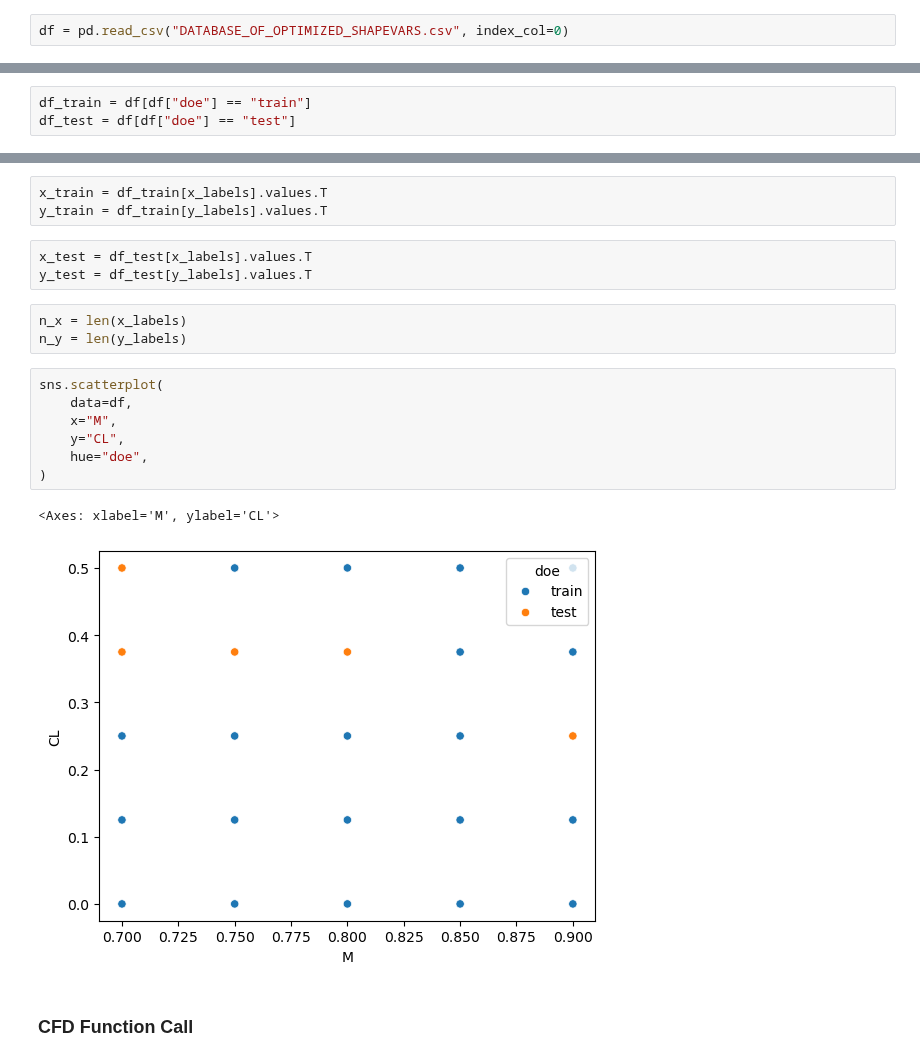
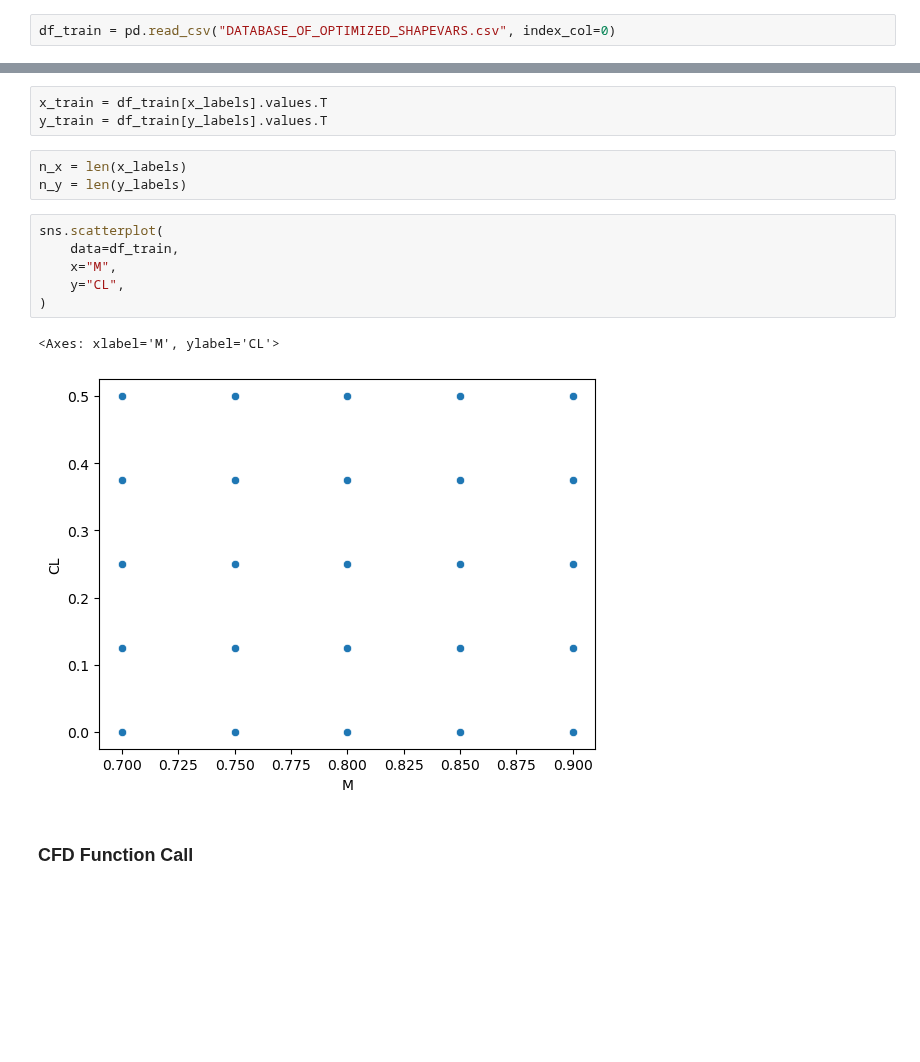
Before and after one commit to shb84/JENN, a Jupyter notebook: notebooks/ssl-dev.ipynb, the cells around one changed output, grey strips where cells are left out. Saved outputs shown, nothing was run; the diff lists cells and outputs as text; blank space fills up the shorter version.

```diff
--- a/notebooks/ssl-dev.ipynb
+++ b/notebooks/ssl-dev.ipynb
@@ -116,4 +116,4 @@ We now test SSL on a small yet representative airfoil shape optimization problem
 # %% [markdown]
 ### Training Data
 # %%
-df = pd.read_csv("DATABASE_OF_OPTIMIZED_SHAPEVARS.csv", index_col=0)
+df_train = pd.read_csv("DATABASE_OF_OPTIMIZED_SHAPEVARS.csv", index_col=0)
@@ -123,28 +120,21 @@ df.loc[df.sample(5).index, "doe"] = "test"
-# %%
-df_train = df[df["doe"] == "train"]
-df_test = df[df["doe"] == "test"]
 # %%
 x_labels = ["M", "CL"]
 y_labels = [f"X{i}" for i in range(14)]
 # %%
 x_train = df_train[x_labels].values.T
 y_train = df_train[y_labels].values.T
-# %%
-x_test = df_test[x_labels].values.T
-y_test = df_test[y_labels].values.T
 # %%
 n_x = len(x_labels)
 n_y = len(y_labels)
 # %%
 sns.scatterplot(
-    data=df,
+    data=df_train,
     x="M",
     y="CL",
-    hue="doe",
 )
 # %% [output]
 <Axes: xlabel='M', ylabel='CL'>
-[figure, old version]
+[figure, new version]
 # %% [markdown]
 ### CFD Function Call
 # %%
```
Also changed, not shown: parts of 26 cells of this notebook, 1 other file.
